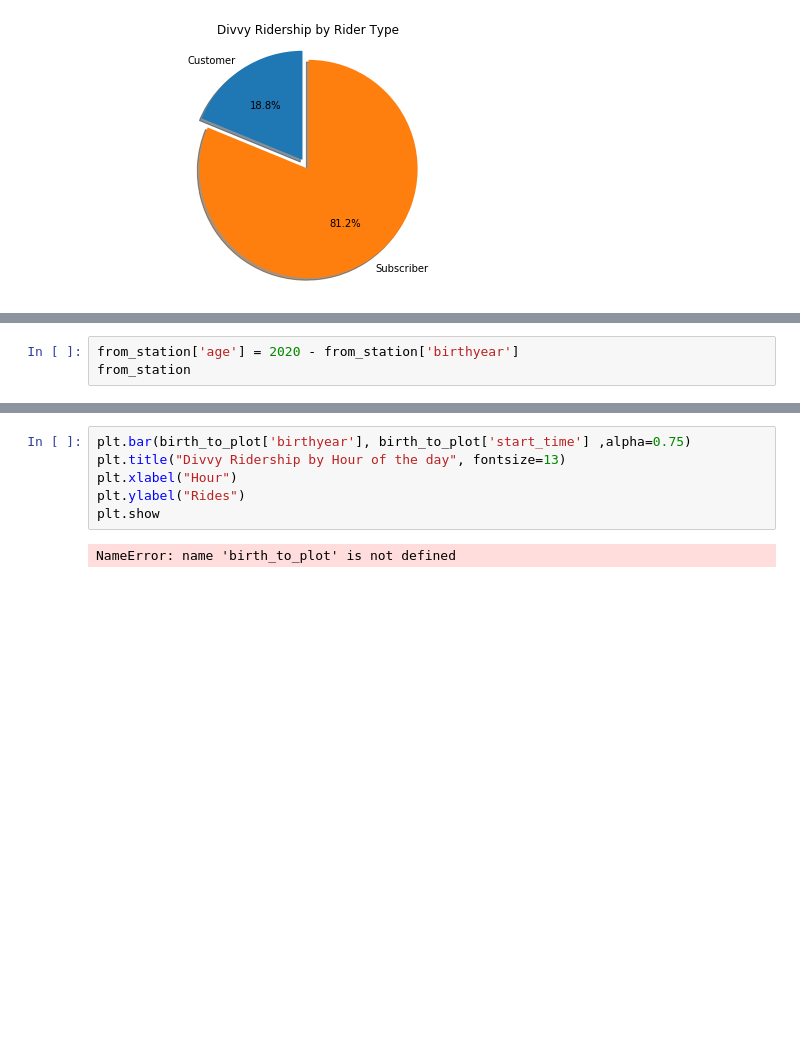
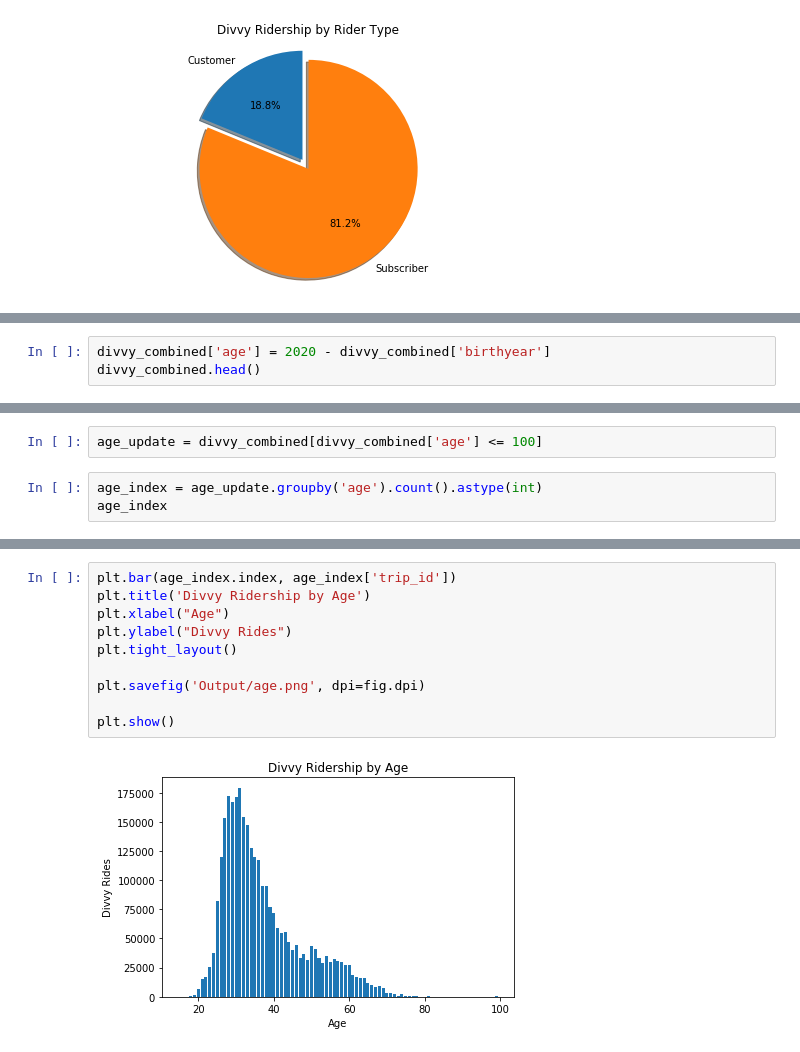
Before and after one commit to AlejandraRosa/Divvy_Project, a Jupyter notebook: Divvy_main.ipynb, the cells around one changed output, grey strips where cells are left out. Saved outputs shown, nothing was run; the diff lists cells and outputs as text; blank space fills up the shorter version.

```diff
--- a/Divvy_main.ipynb
+++ b/Divvy_main.ipynb
@@ -771,3 +703,3 @@ age
 # %%
-from_station['age'] = 2020 - from_station['birthyear']
-from_station
+divvy_combined['age'] = 2020 - divvy_combined['birthyear']
+divvy_combined.head()
@@ -773,0 +713,5 @@ from_station
+# %%
+age_update = divvy_combined[divvy_combined['age'] <= 100]
+# %%
+age_index = age_update.groupby('age').count().astype(int)
+age_index
@@ -774,8 +733,12 @@ from_station
 # %%
-plt.bar(birth_to_plot['birthyear'], birth_to_plot['start_time'] ,alpha=0.75)
-plt.title("Divvy Ridership by Hour of the day", fontsize=13)
-plt.xlabel("Hour")
-plt.ylabel("Rides")
-plt.show
+plt.bar(age_index.index, age_index['trip_id'])
+plt.title('Divvy Ridership by Age')
+plt.xlabel("Age")
+plt.ylabel("Divvy Rides")
+plt.tight_layout()
+
+plt.savefig('Output/age.png', dpi=fig.dpi)
+
+plt.show()
 # %% [output]
-NameError: name 'birth_to_plot' is not defined
+[figure, added]
```
Also changed, not shown: parts of 13 cells of this notebook, 2 other files.
